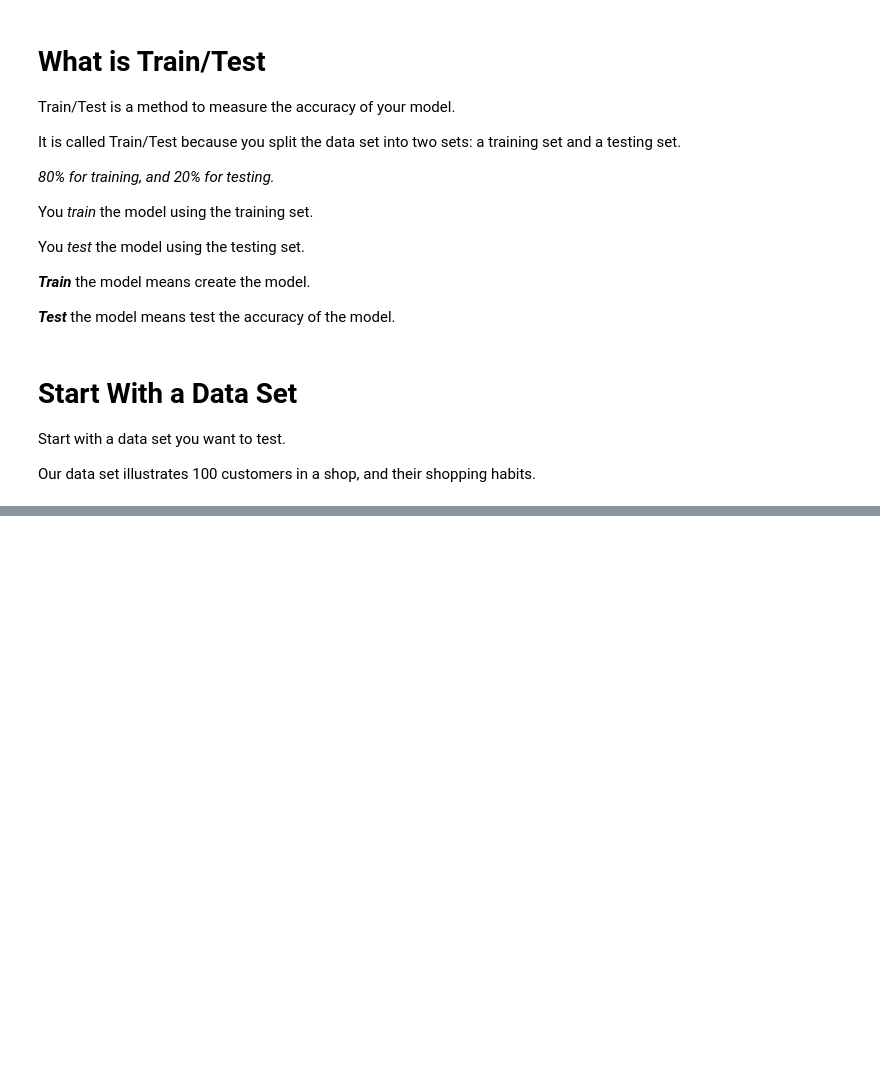
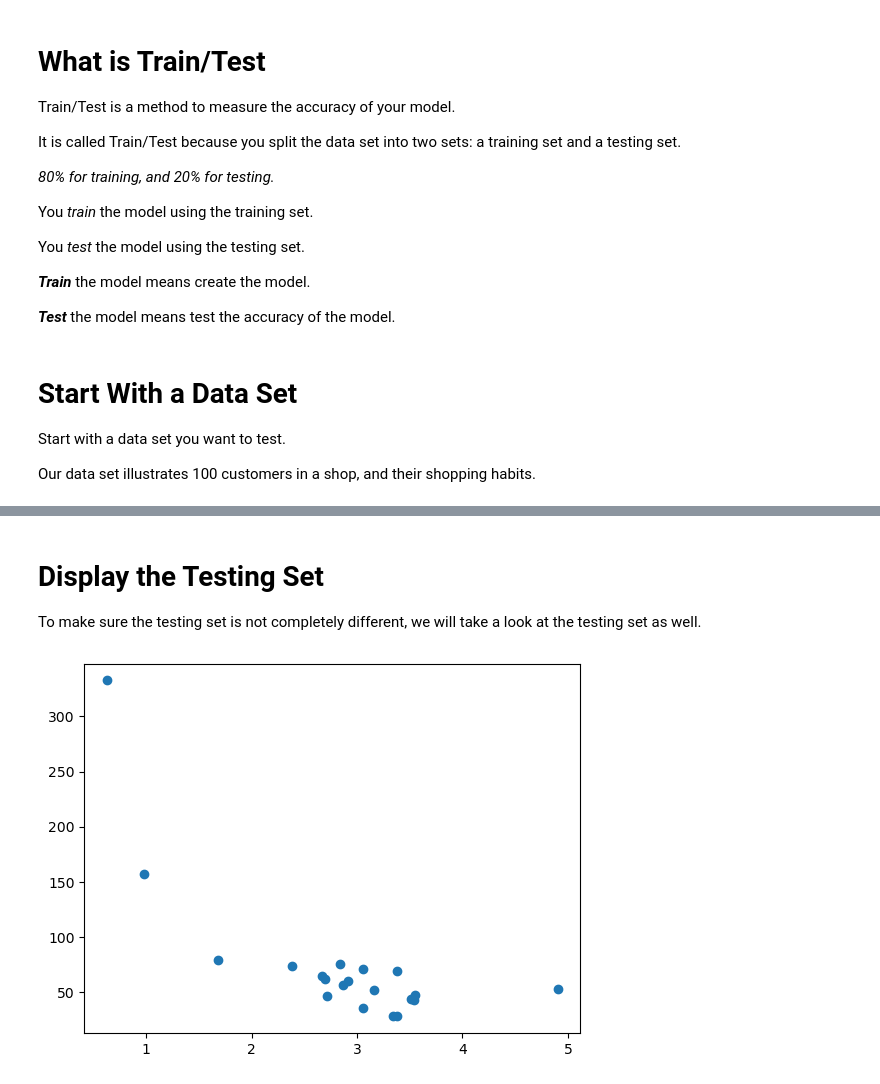
Before and after one commit to jabedkhanjb/Machine-Learning, a Jupyter notebook: Train Test.ipynb, the cells around one changed output, grey strips where cells are left out. Saved outputs shown, nothing was run; the diff lists cells and outputs as text; code cells hidden in the pictures; blank space fills up the shorter version.

```diff
--- a/Train Test.ipynb
+++ b/Train Test.ipynb
@@ -42,0 +72,9 @@ array([7.20303163, 6.00731898, 5.54350488, 1.86077547, 7.22028817,
+# %% [markdown]
+# Display the Testing Set
+
+To make sure the testing set is not completely different, we will take a look at the testing set as well.
+# %%
+plt.scatter(xtest, ytest)
+plt.show()
+# %% [output]
+[figure, added]
```
Also changed, not shown: parts of 16 cells of this notebook, 1 other file.
